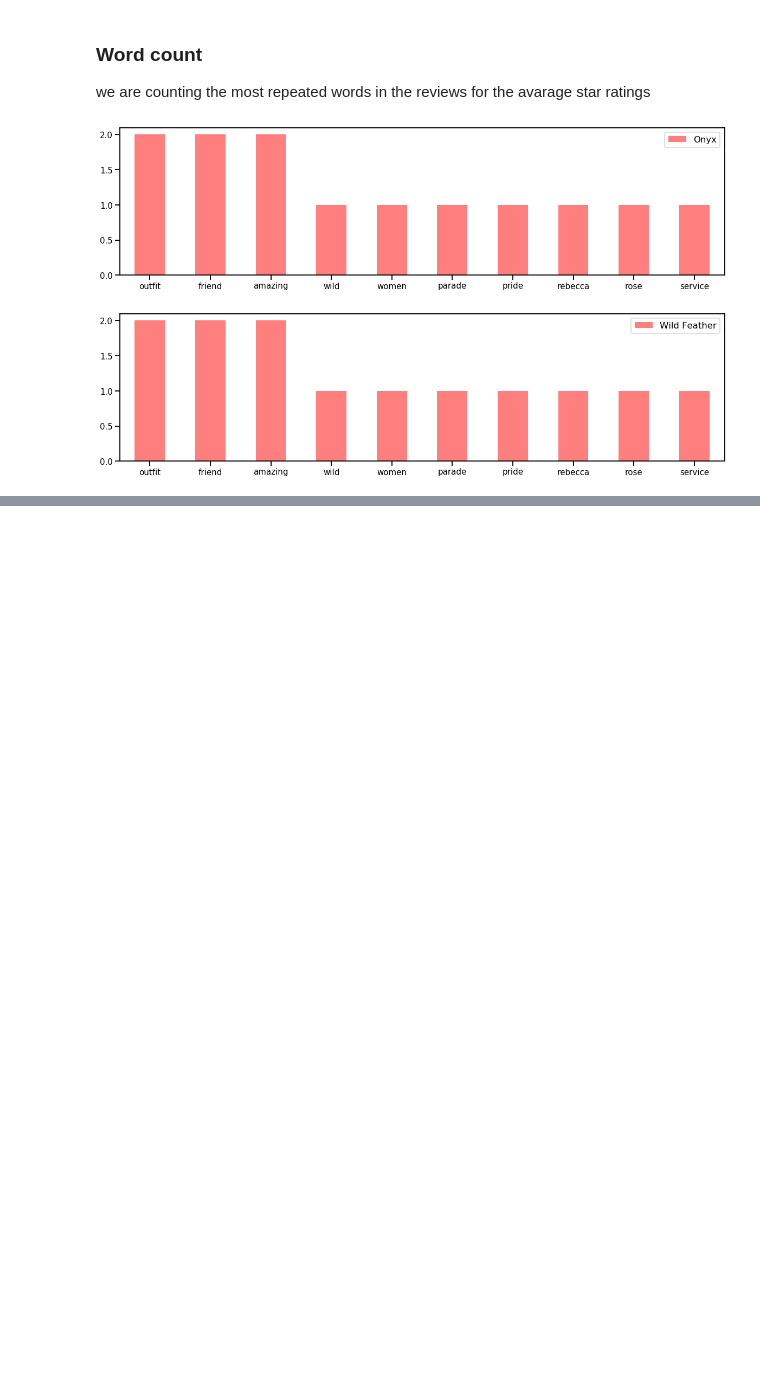
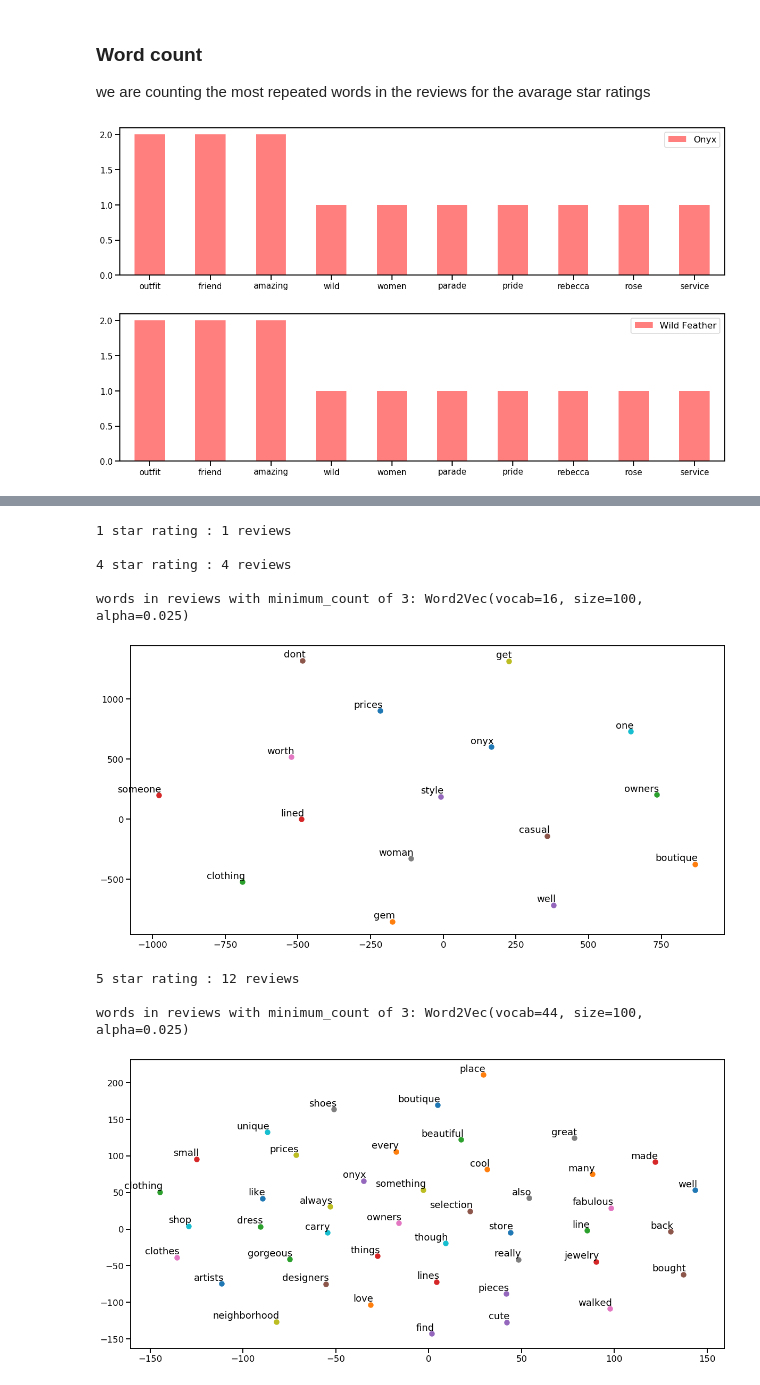
Before and after one commit to FarnazG/NLP_analysis, a Jupyter notebook: NLP_Analysis_notebook.ipynb, the cells around one changed output, grey strips where cells are left out. Cells and saved outputs as stored; diff of their text form; code cells hidden in the pictures; blank space fills up the shorter version.

Commit message:
NLP Word Embedding Analysis

```diff
--- a/NLP_Analysis_notebook.ipynb
+++ b/NLP_Analysis_notebook.ipynb
@@ -165,0 +176,16 @@ boutique_word_count = obj_tfidf.get_word_count(reviews,boutique_list)
+# %%
+boutique_name = "Onyx"
+obj_wordembed = word_embedding(boutique_reviews)
+sub = obj_wordembed.word2vec_model(boutique_name)
+sub
+# %% [output]
+1 star rating : 1 reviews
+
+4 star rating : 4 reviews
+
+words in reviews with minimum_count of 3: Word2Vec(vocab=16, size=100, alpha=0.025)
+[figure, added]
+5 star rating : 12 reviews
+
+words in reviews with minimum_count of 3: Word2Vec(vocab=44, size=100, alpha=0.025)
+[figure, added]
```
Also changed, not shown: parts of 2 cells of this notebook, 1 other file.
